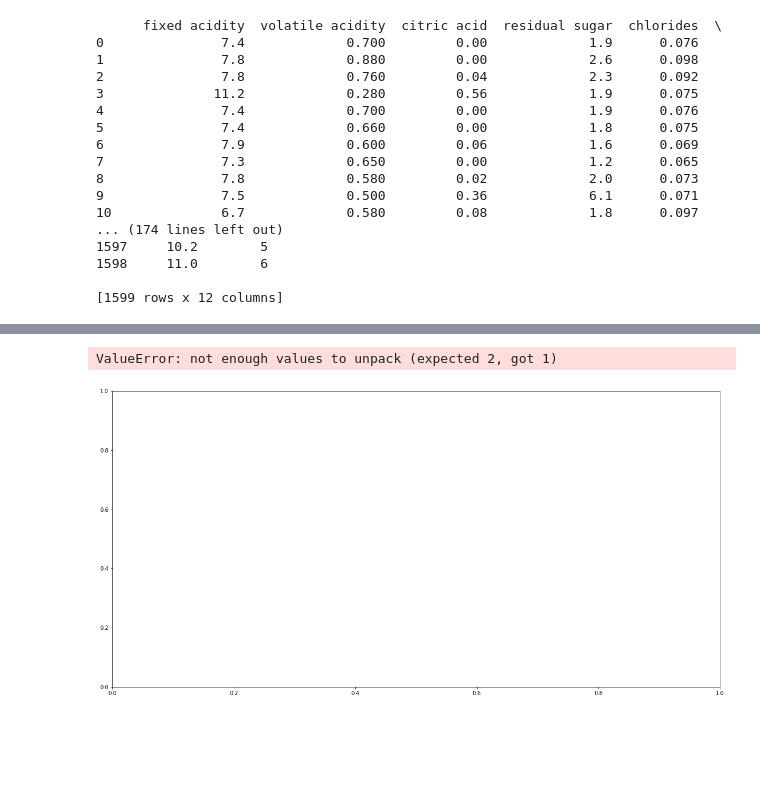
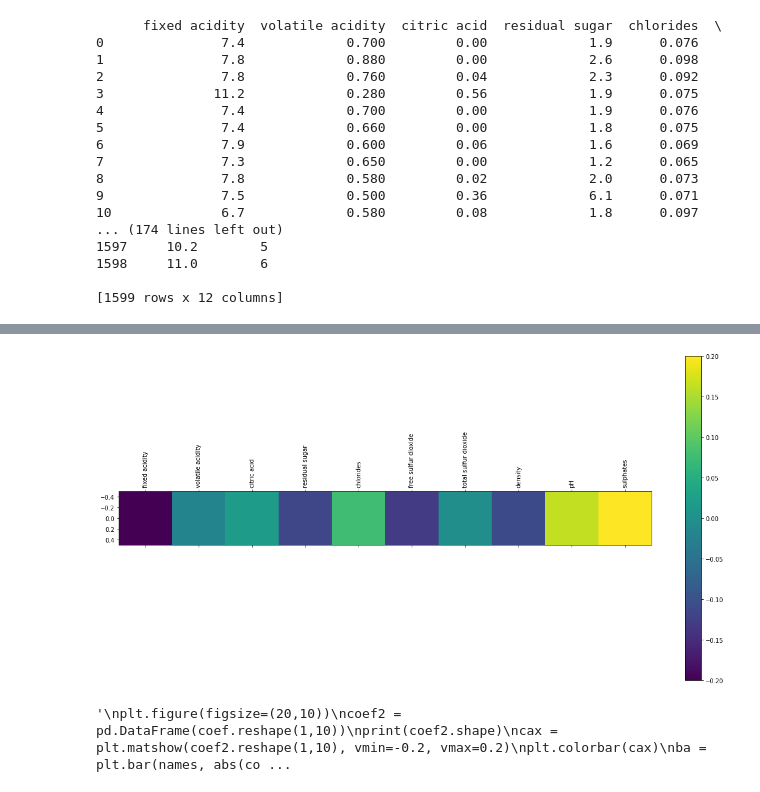
Before and after one commit to Yooru6/Machine-Learning-Group-Assignments, a Jupyter notebook: Methods/Methods_4_LinearRegression/T4_LinearRegression.ipynb, the cells around one changed output, grey strips where cells are left out. Drawn from its saved outputs; the diff is of its cells as text; code cells hidden in the pictures; blank space fills up the shorter version.

```diff
--- a/Methods/Methods_4_LinearRegression/T4_LinearRegression.ipynb
+++ b/Methods/Methods_4_LinearRegression/T4_LinearRegression.ipynb
@@ -77,42 +77,26 @@ R2s =  0.36515703821482615
 # %%
 import matplotlib.pyplot as plt
+
+
+dfn = df.drop(["alcohol","quality"],axis = 1)
+names = dfn.columns.get_values()
+colors = ['r','b']
+
+
 # visualize with matplotlib
 fig=plt.figure(figsize=(20,10))
 ax = fig.add_subplot(111)
-cax = ax.matshow(coef, vmin=-1, vmax=1)
+cax = ax.matshow(coef.reshape(1,10), vmin=-0.2, vmax=0.2)
 fig.colorbar(cax)
 ticks = np.arange(0,len(names),1)
 ax.set_xticks(ticks)
 #ax.set_yticks(ticks)
 ax.set_xticklabels(names)
 for tick in ax.get_xticklabels():
     tick.set_rotation(90)
-#ax.set_yticklabels(cnames)
-plt.savefig('heatmap_arvostukset_clusters_'+str(num_clusters)+'.png',bbox_inches='tight')
+#ax.set_yticklabels(names)
+#plt.savefig('heatmap_arvostukset_clusters_'+str(num_clusters)+'.png',bbox_inches='tight')
 plt.show()
-
-dfn = df.drop(["alcohol","quality"],axis = 1)
-names = dfn.columns.get_values()
-colors = ['r','b']
-
-plt.figure(figsize=(20,10))
-coef2 = pd.DataFrame(coef.reshape(1,10))
-print(coef2.shape)
-cax = plt.matshow(coef2, vmin=0, vmax=1)
-plt.colorbar(cax)
-ba = plt.bar(names, abs(coef))
-def autolabel(rects):
-    """
-    Attach a text label above each bar displaying its height
-    """
-    for rect in rects:
-        height = rect.get_height()
-        plt.text(rect.get_x() + rect.get_width()/2., 1.05*height,
-                '%.3f' % float(height),
-                ha='center', va='bottom')
-autolabel(ba)
-plt.colorbar()
-plt.grid()
 # %% [output]
+[figure, new version]
-ValueError: not enough values to unpack (expected 2, got 1)
+'\nplt.figure(figsize=(20,10))\ncoef2 = pd.DataFrame(coef.reshape(1,10))\nprint(coef2.shape)\ncax = plt.matshow(coef2.reshape(1,10), vmin=-0.2, vmax=0.2)\nplt.colorbar(cax)\nba = plt.bar(names, abs(co ...
-[figure, old version]
```
Also changed, not shown: parts of 4 cells of this notebook.
